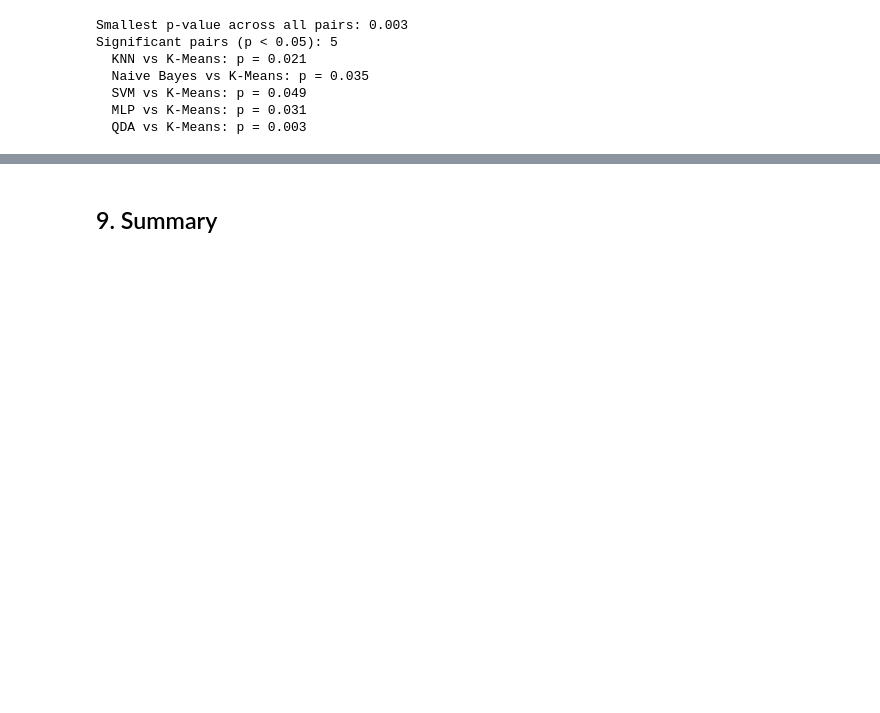
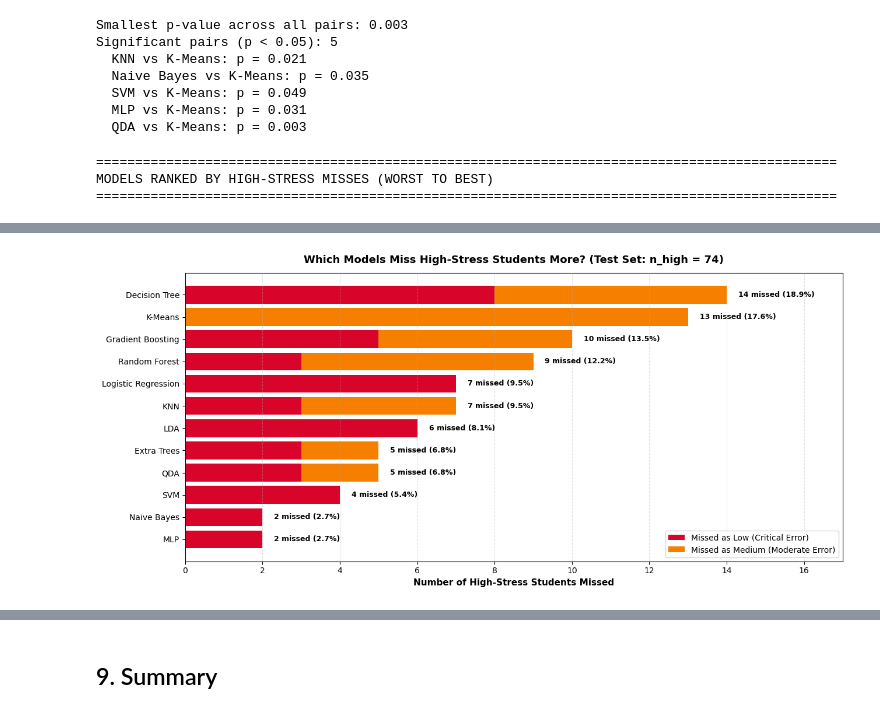
Before and after one commit to chandiracje/AIMAL_Project_Y2S1_G8.1_03, a Jupyter notebook: notebooks/Model_Comparison.ipynb, the cells around one changed output, grey strips where cells are left out. Drawn from its saved outputs; the diff is of its cells as text; code cells hidden in the pictures; blank space fills up the shorter version.

```diff
--- a/notebooks/Model_Comparison.ipynb
+++ b/notebooks/Model_Comparison.ipynb
@@ -340,3 +340,76 @@ Significant pairs (p < 0.05): 5
   SVM vs K-Means: p = 0.049
   MLP vs K-Means: p = 0.031
   QDA vs K-Means: p = 0.003
+# %%
+# =========================================================================
+# High-Stress Misses (False Negatives) Analysis
+# =========================================================================
+high_idx = 2  # Index for "High" stress class
+
+miss_records = []
+for name, cm in cms.items():
+    total_high = int(cm[high_idx, :].sum())
+    caught_high = int(cm[high_idx, high_idx])
+    missed_as_med = int(cm[high_idx, 1])
+    missed_as_low = int(cm[high_idx, 0])
+    total_missed = missed_as_med + missed_as_low
+    miss_rate = (total_missed / total_high) * 100
+
+    miss_records.append({
+        "Model": name,
+        "Total High Students": total_high,
+        "Correctly Caught": caught_high,
+        "Missed as Medium": missed_as_med,
+        "Missed as Low (Critical)": missed_as_low,
+        "Total Misses": total_missed,
+        "High Miss Rate (%)": miss_rate,
+        "Recall High": caught_high / total_high
+    })
+
+# Sort from worst (most misses) to best (fewest misses)
+high_miss_df = (
+    pd.DataFrame(miss_records)
+    .sort_values(by=["Total Misses", "Missed as Low (Critical)"], ascending=[False, False])
+    .set_index("Model")
+)
+
+# Display tabular leaderboard
+print("=" * 95)
+print("MODELS RANKED BY HIGH-STRESS MISSES (WORST TO BEST)")
+print("=" * 95)
+display(high_miss_df.round(3))
+high_miss_df.to_csv(OUT / "high_stress_misses.csv")
+
+# -------------------------------------------------------------------------
+# Stacked Visualization: High-Stress Miss Severity Breakdown
+# -------------------------------------------------------------------------
+fig, ax = plt.subplots(figsize=(13, 6))
+
+# Invert index so the worst models appear at the top
+models_plot = high_miss_df.index[::-1]
+as_low = high_miss_df.loc[models_plot, "Missed as Low (Critical)"]
+as_med = high_miss_df.loc[models_plot, "Missed as Medium"]
+
+# Stacked horizontal bar chart
+b1 = ax.barh(models_plot, as_low, color="#d90429", label="Missed as Low (Critical Error)")
+b2 = ax.barh(models_plot, as_med, left=as_low, color="#f77f00", label="Missed as Medium (Moderate Error)")
+
+ax.set_xlabel("Number of High-Stress Students Missed", fontsize=11, fontweight="bold")
+ax.set_title("Which Models Miss High-Stress Students More? (Test Set: n_high = 74)", fontsize=13, fontweight="bold", pad=12)
+ax.set_xlim(0, max(high_miss_df["Total Misses"]) + 3)
+ax.grid(axis="x", linestyle="--", alpha=0.4)
+ax.legend(loc="lower right", frameon=True)
+
+# Annotate each bar with total count and miss percentage
+for i, model in enumerate(models_plot):
+    total = high_miss_df.loc[model, "Total Misses"]
+    rate = high_miss_df.loc[model, "High Miss Rate (%)"]
+    ax.text(total + 0.3, i, f"{total} missed ({rate:.1f}%)", va="center", fontsize=9, fontweight="bold")
+
+plt.tight_layout()
+plt.savefig(FIGS / "high_stress_misses_breakdown.png", dpi=200, bbox_inches="tight")
+plt.show()
+# %% [output]
+===============================================================================================
+MODELS RANKED BY HIGH-STRESS MISSES (WORST TO BEST)
+===============================================================================================
@@ -342,0 +430 @@ Significant pairs (p < 0.05): 5
+[figure, added]
```
Also changed, not shown: parts of 2 cells of this notebook, 4 other files.
